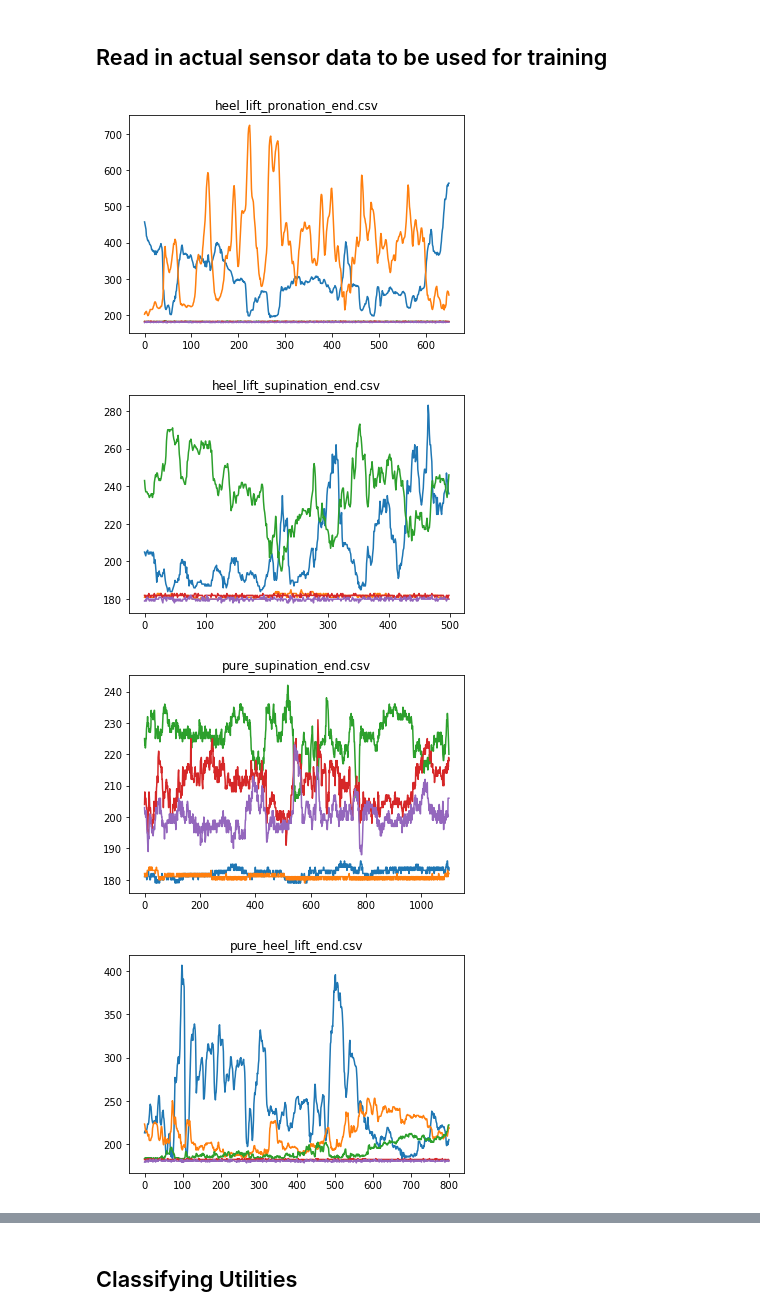
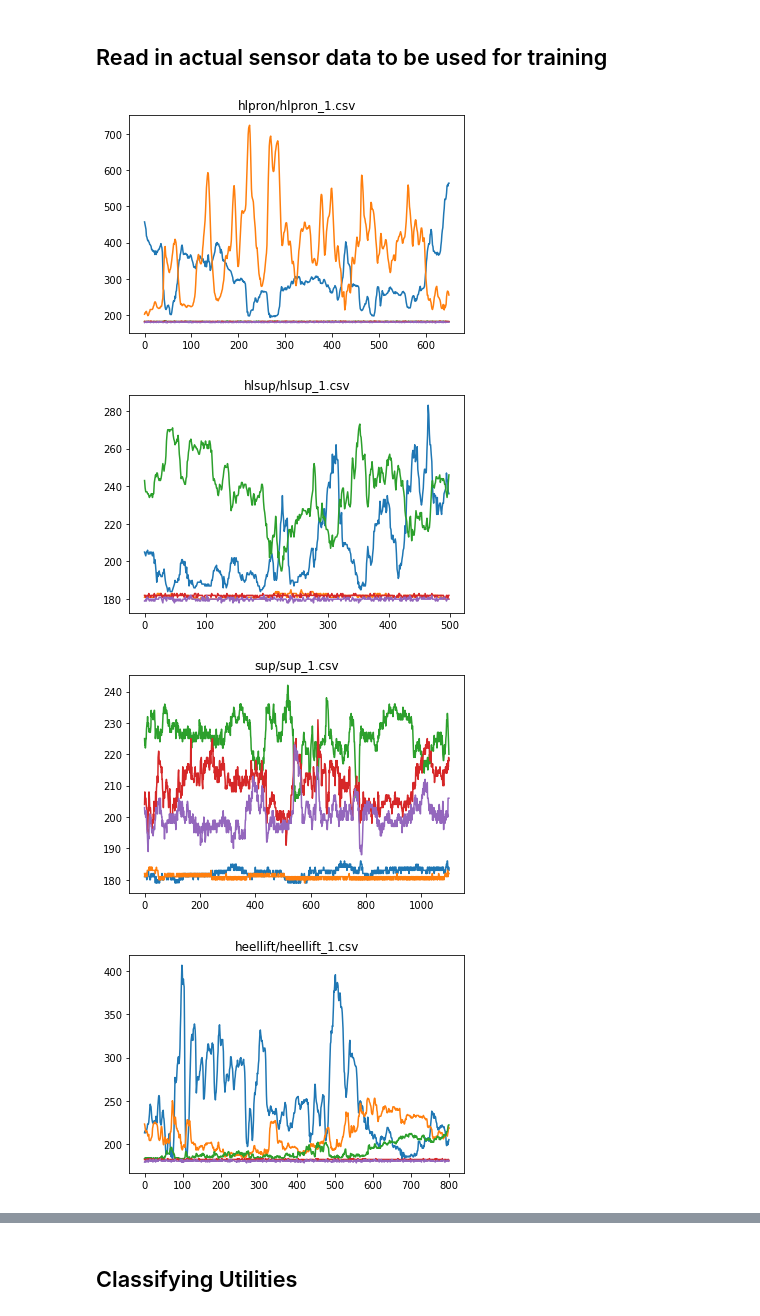
Before and after one commit to agola11/SquatIQ, a Jupyter notebook: experimentation/squatiq_experimentation.ipynb, the cells around one changed output, grey strips where cells are left out. Saved outputs shown, nothing was run; the diff lists cells and outputs as text; code cells hidden in the pictures.

```diff
--- a/experimentation/squatiq_experimentation.ipynb
+++ b/experimentation/squatiq_experimentation.ipynb
@@ -49,25 +49,27 @@ plt.show()
 # %% [markdown]
 ## Read in actual sensor data to be used for training
 # %%
-input_files = {'heel_lift_pronation_end.csv': (450, 1100),
-               'heel_lift_supination_end.csv': (200, 700),
-               'pure_supination_end.csv': (300, 1400),
-               'pure_heel_lift_end.csv': (300, 1100),
-               'pure_pronation_end.csv': (200, 1100)}
+sensr_dir = 'raw_sensor_data/'
+
+input_files = {'hlpron/hlpron_1.csv': (450, 1100, 'hlpron'),
+               'hlsup/hlsup_1.csv': (200, 700, 'hlsup'),
+               'sup/sup_1.csv': (300, 1400, 'sup'),
+               'heellift/heellift_1.csv': (300, 1100, 'heellift'),
+               'pron/pron_1.csv': (200, 1100, 'pron')}
 
 sensor_data_train = {}
 
 for fn in input_files.keys():
-    sensor_data = np.genfromtxt(fn, delimiter=',')
+    sensor_data = np.genfromtxt(sensr_dir + fn, delimiter=',')
     sensor_data = sensor_data[input_files[fn][0]:input_files[fn][1]]
     #sensor_data_smth = preprocess_sensor_data(sensor_data, NUM_SENSORS, h)
-    sensor_data_train[fn] = sensor_data
+    sensor_data_train[input_files[fn][2]] = sensor_data
     plt.figure()
     plt.title(fn)
     plt.plot(sensor_data)
     plt.show()
 # %% [output]
-[figure, old version]
+[figure, new version]
-[figure, old version]
+[figure, new version]
-[figure, old version]
+[figure, new version]
-[figure, old version]
+[figure, new version]
```
Also changed, not shown: parts of 5 cells of this notebook, 35 other files.
